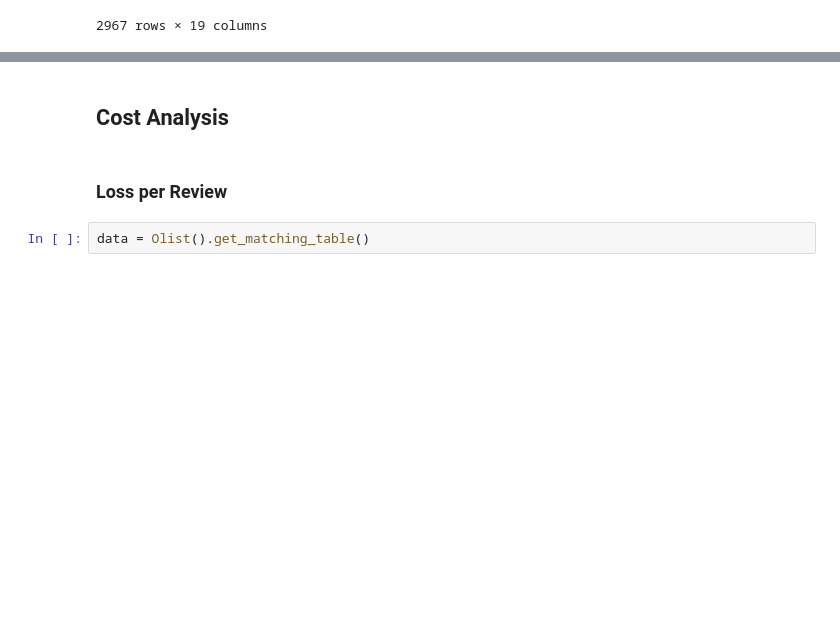
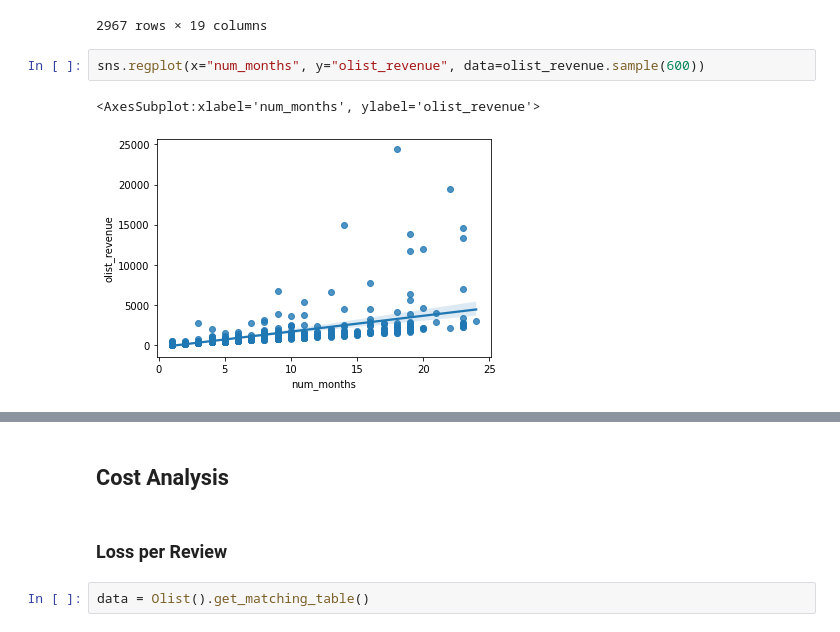
Before and after one commit to moe221/olist_ceo_request, a Jupyter notebook: notebooks/ceo_request.ipynb, the cells around one changed output, grey strips where cells are left out. Saved outputs shown, nothing was run; the diff lists cells and outputs as text; blank space fills up the shorter version.

Commit message:
added lots for seller revenue

```diff
--- a/notebooks/ceo_request.ipynb
+++ b/notebooks/ceo_request.ipynb
@@ -86,3 +88,8 @@ olist_revenue
 | 2965 | e603cf3fec55f8697c9059638d6c8eb5 | pelotas | RS | 0.000000 | 6.657634 | 2017-02-09 02:43:17 | 2017-06-16 17:30:16 | ... |
 | 2966 | 9e25199f6ef7e7c347120ff175652c3b | taubate | SP | 0.000000 | 8.199456 | 2017-03-27 10:10:27 | 2017-03-27 10:10:27 | ... |
 2967 rows × 19 columns
+# %%
+sns.regplot(x="num_months", y="olist_revenue", data=olist_revenue.sample(600))
+# %% [output]
+<AxesSubplot:xlabel='num_months', ylabel='olist_revenue'>
+[figure, added]
```
Also changed, not shown: parts of 27 cells of this notebook.
